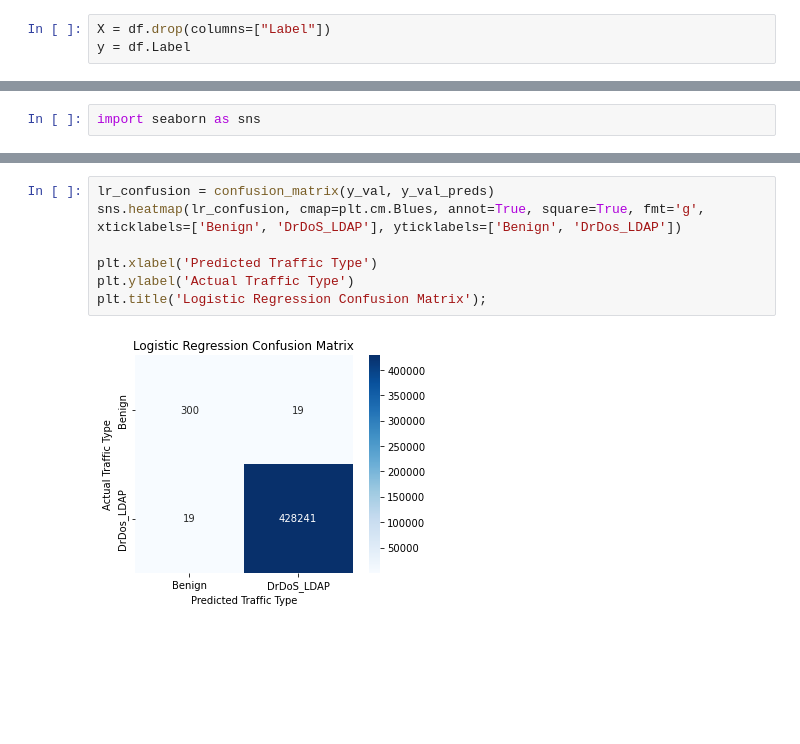
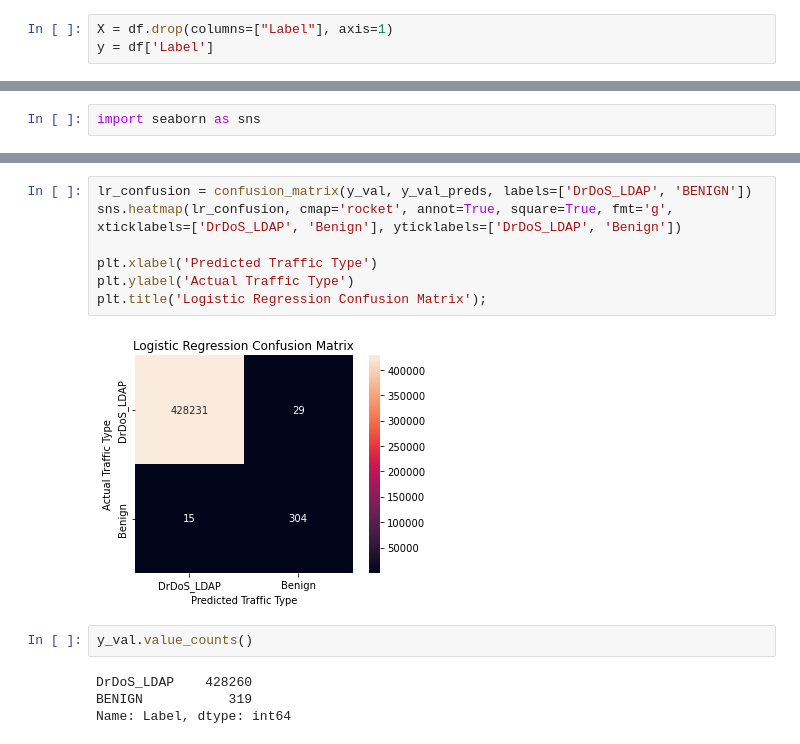
Before and after one commit to VinceDiR/DDoS_traffic_classification, a Jupyter notebook: dask_script.ipynb, the cells around one changed output, grey strips where cells are left out. Saved outputs shown, nothing was run; the diff lists cells and outputs as text; blank space fills up the shorter version.

```diff
--- a/dask_script.ipynb
+++ b/dask_script.ipynb
@@ -68,8 +36,8 @@ for col in cols:
 from sklearn.preprocessing import StandardScaler
 std = StandardScaler()
 # %%
-X = df.drop(columns=["Label"])
-y = df.Label
+X = df.drop(columns=["Label"], axis=1)
+y = df['Label']
 # %%
 from sklearn.linear_model import LogisticRegression
 lr = LogisticRegression(solver='lbfgs', max_iter=1000000, n_jobs=-1)
@@ -118,9 +74,15 @@ labels = np.asarray(labels).reshape(2,2)
 # %%
-lr_confusion = confusion_matrix(y_val, y_val_preds)
-sns.heatmap(lr_confusion, cmap=plt.cm.Blues, annot=True, square=True, fmt='g', xticklabels=['Benign', 'DrDoS_LDAP'], yticklabels=['Benign', 'DrDos_LDAP'])
+lr_confusion = confusion_matrix(y_val, y_val_preds, labels=['DrDoS_LDAP', 'BENIGN'])
+sns.heatmap(lr_confusion, cmap='rocket', annot=True, square=True, fmt='g', xticklabels=['DrDoS_LDAP', 'Benign'], yticklabels=['DrDoS_LDAP', 'Benign'])
 
 plt.xlabel('Predicted Traffic Type')
 plt.ylabel('Actual Traffic Type')
 plt.title('Logistic Regression Confusion Matrix');
 # %% [output]
-[figure, old version]
+[figure, new version]
+# %%
+y_val.value_counts()
+# %% [output]
+DrDoS_LDAP    428260
+BENIGN           319
+Name: Label, dtype: int64
```
Also changed, not shown: parts of 7 cells of this notebook, 3 other files.
